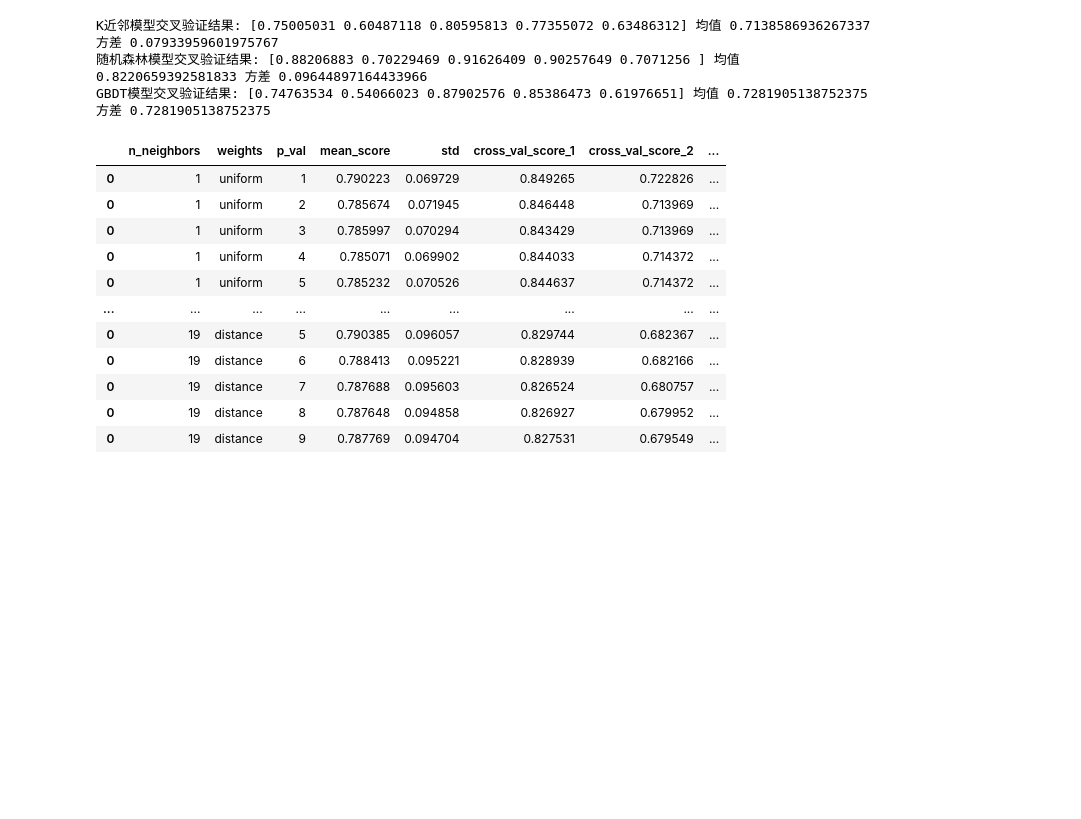
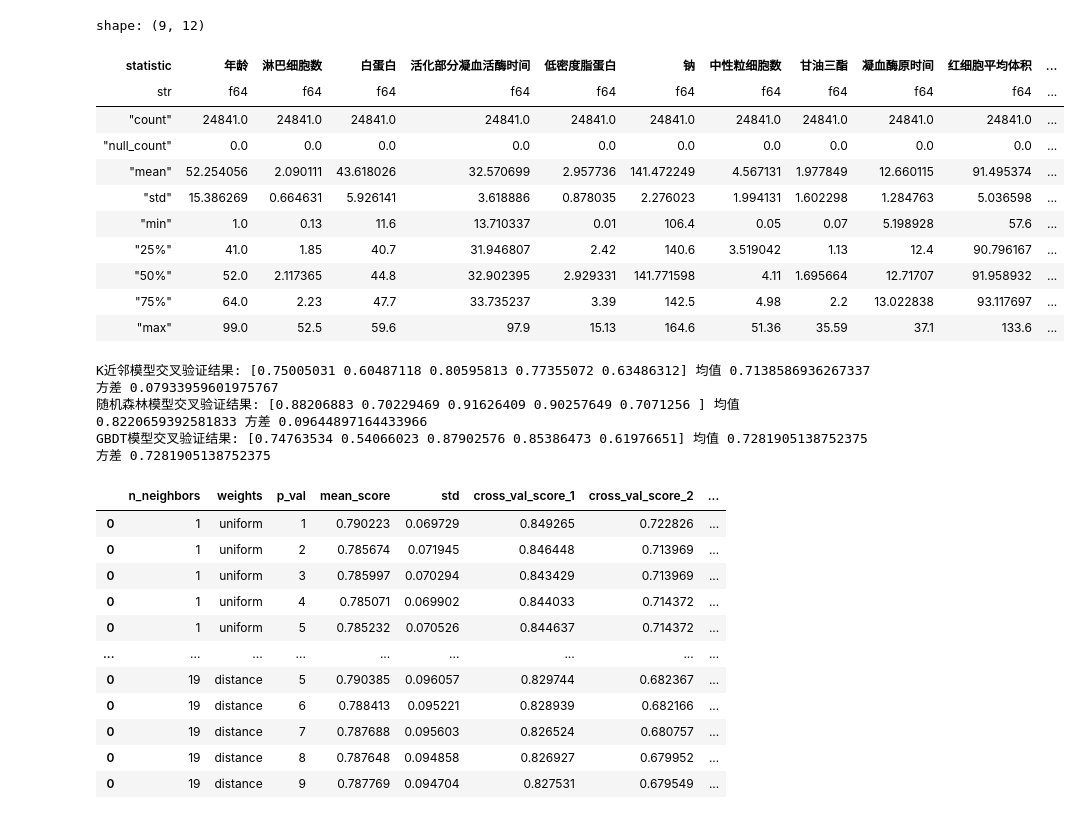
Before and after one commit to MarkOverthinker/GP_HP, a Jupyter notebook: code/more_three_model.ipynb, the cells around one changed output. Cells and saved outputs as stored; diff of their text form; code cells hidden in the pictures; blank space fills up the shorter version.

```diff
--- a/code/more_three_model.ipynb
+++ b/code/more_three_model.ipynb
@@ -26,3 +64,18 @@ X, y = raw_x.select(['年龄', '淋巴细胞数', '白蛋白', '活化部分凝
+# %%
+pl.from_pandas(X).describe()
+# %% [output]
+shape: (9, 12)
+| statistic | 年龄 | 淋巴细胞数 | 白蛋白 | 活化部分凝血活酶时间 | 低密度脂蛋白 | 钠 | 中性粒细胞数 | 甘油三酯 | 凝血酶原时间 | 红细胞平均体积 | ... |
+| str | f64 | f64 | f64 | f64 | f64 | f64 | f64 | f64 | f64 | f64 | ... |
+| "count" | 24841.0 | 24841.0 | 24841.0 | 24841.0 | 24841.0 | 24841.0 | 24841.0 | 24841.0 | 24841.0 | 24841.0 | ... |
+| "null_count" | 0.0 | 0.0 | 0.0 | 0.0 | 0.0 | 0.0 | 0.0 | 0.0 | 0.0 | 0.0 | ... |
+| "mean" | 52.254056 | 2.090111 | 43.618026 | 32.570699 | 2.957736 | 141.472249 | 4.567131 | 1.977849 | 12.660115 | 91.495374 | ... |
+| "std" | 15.386269 | 0.664631 | 5.926141 | 3.618886 | 0.878035 | 2.276023 | 1.994131 | 1.602298 | 1.284763 | 5.036598 | ... |
+| "min" | 1.0 | 0.13 | 11.6 | 13.710337 | 0.01 | 106.4 | 0.05 | 0.07 | 5.198928 | 57.6 | ... |
+| "25%" | 41.0 | 1.85 | 40.7 | 31.946807 | 2.42 | 140.6 | 3.519042 | 1.13 | 12.4 | 90.796167 | ... |
+| "50%" | 52.0 | 2.117365 | 44.8 | 32.902395 | 2.929331 | 141.771598 | 4.11 | 1.695664 | 12.71707 | 91.958932 | ... |
+| "75%" | 64.0 | 2.23 | 47.7 | 33.735237 | 3.39 | 142.5 | 4.98 | 2.2 | 13.022838 | 93.117697 | ... |
+| "max" | 99.0 | 52.5 | 59.6 | 97.9 | 15.13 | 164.6 | 51.36 | 35.59 | 37.1 | 133.6 | ... |
 # %%
 knn_model = KNeighborsClassifier(n_neighbors=3)
 
```
Also changed, not shown: parts of 11 cells of this notebook, 9 other files.
